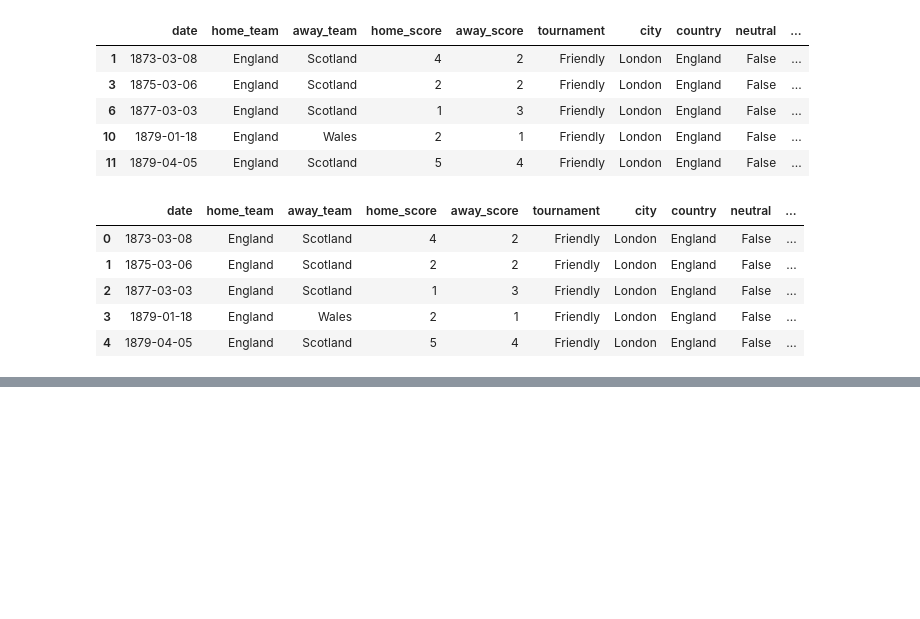
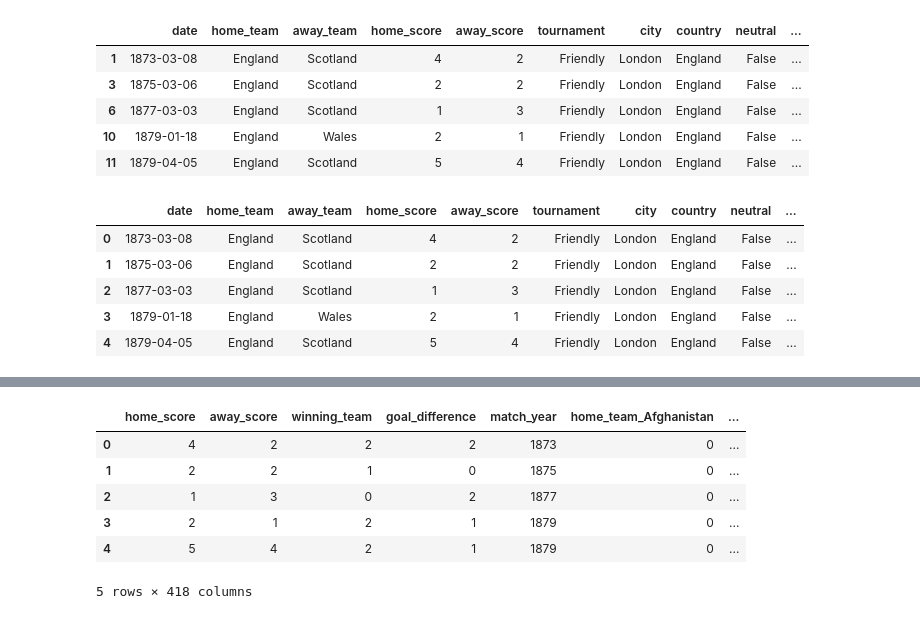
Before and after one commit to Milad-abbaszadeh/DataScienceProject, a Jupyter notebook: Milad_code/World Cup.ipynb, the cells around one changed output, grey strips where cells are left out. Drawn from its saved outputs; the diff is of its cells as text; code cells hidden in the pictures; blank space fills up the shorter version.

```diff
--- a/Milad_code/World Cup.ipynb
+++ b/Milad_code/World Cup.ipynb
@@ -150,10 +159,23 @@ df_teams_1930.head()
 # %%
 final =pd.get_dummies(df_teams_1930,prefix=['home_team','away_team'],columns=['home_team','away_team'])
+final= final.drop(['date','tournament','city','country','neutral'],axis=1)
+#seprate the X and y
+
 X=final.drop(['winning_team'],axis=1)
 y=final['winning_team']
 y=y.astype('int')
 
-x_train,x_test,y_train,y_test =train_test_split(X,y,random_state=42)
+x_train,x_test,y_train,y_test =train_test_split(X,y,test_size=0.30,random_state=42)
+# %%
+final.head()
+# %% [output]
+|  | home_score | away_score | winning_team | goal_difference | match_year | home_team_Afghanistan | ... |
+| 0 | 4 | 2 | 2 | 2 | 1873 | 0 | ... |
+| 1 | 2 | 2 | 1 | 0 | 1875 | 0 | ... |
+| 2 | 1 | 3 | 0 | 2 | 1877 | 0 | ... |
+| 3 | 2 | 1 | 2 | 1 | 1879 | 0 | ... |
+| 4 | 5 | 4 | 2 | 1 | 1879 | 0 | ... |
+5 rows × 418 columns
 # %%
 logreg= LogisticRegression()
 logreg.fit(x_train,y_train)
```
Also changed, not shown: parts of 4 cells of this notebook, 8 other files.
